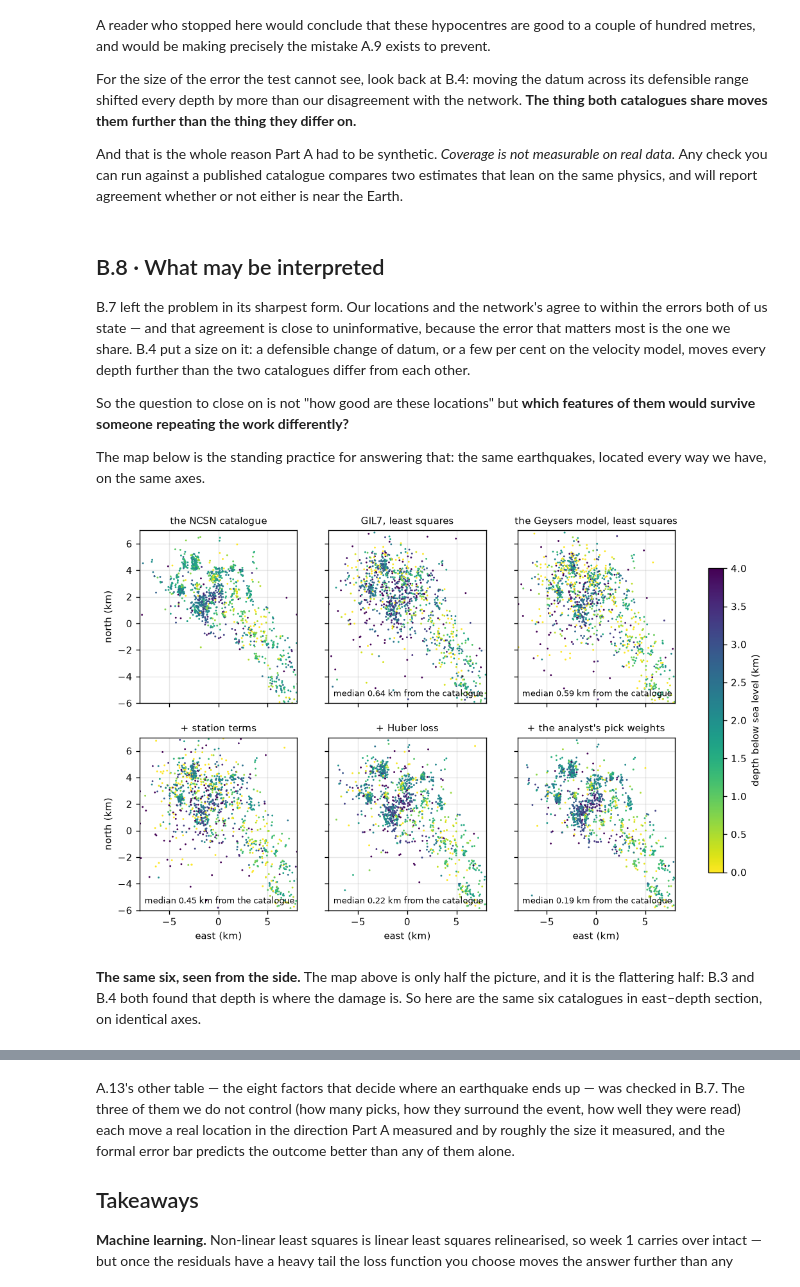
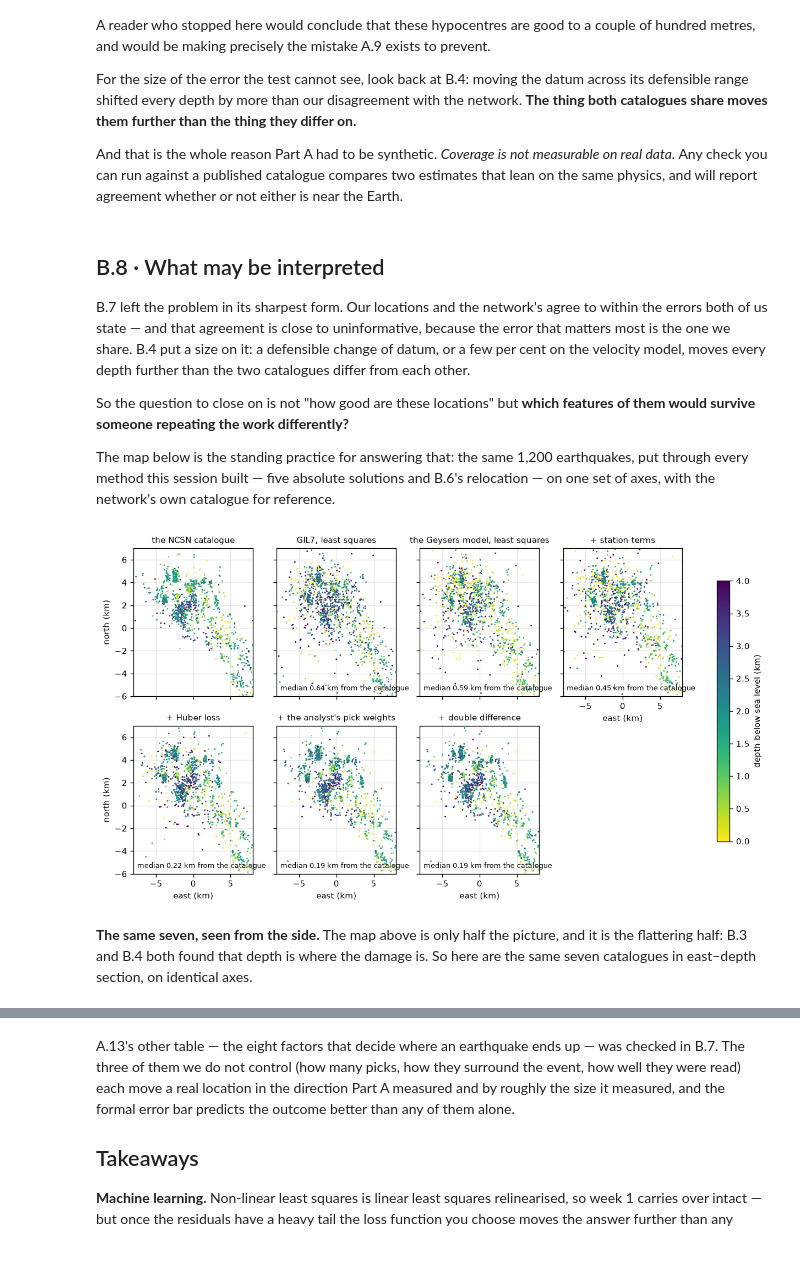
Before and after one commit to AI4EPS/EPS207_Observational_Seismology, a Jupyter notebook: docs/notebooks/02b_location_geysers.ipynb, the cells around one changed output, grey strips where cells are left out. Saved outputs shown, nothing was run; the diff lists cells and outputs as text; code cells hidden in the pictures; blank space fills up the shorter version.

```diff
--- a/docs/notebooks/02b_location_geysers.ipynb
+++ b/docs/notebooks/02b_location_geysers.ipynb
@@ -1158,7 +1163,7 @@ the velocity model to do its best: scale every layer by one common factor, chose
 earthquakes down would ruin the fit and no rescaling would rescue it.
 # %%
 ev79, terms79 = res_by_datum[0.79], terms_by_datum[0.79]
-small = sub[sub.eid.isin(ev79.index[:250])].reset_index(drop=True)
+small = sub_d[sub_d.eid.isin(ev79.index[:250])].reset_index(drop=True)
 dt79 = pd.Series(terms79).reindex(small.sta_key.to_numpy()).fillna(0.0).to_numpy()
 trade = {}
 for scale in np.arange(0.94, 1.0601, 0.03):
@@ -1302,7 +1312,8 @@ for a, ev_, lab in ((ax[1], ev_none, "located with no station terms"),
                     (ax[2], ev_xfer, "relocated with terms from the OTHER half")):
     s2 = a.scatter(ev_.x, ev_.y, c=ev_.z, s=4, cmap="viridis_r", vmin=0, vmax=4, linewidths=0)
     e2 = cat.loc[ev_.index]
-    a.set(xlim=(-8, 8), ylim=(-6, 7), xlabel="east (km)", ylabel="north (km)", title=lab)
+    a.set(xlim=(-8, 8), ylim=(-6, 7), xticks=[-8, -4, 0, 4, 8], yticks=[-4, 0, 4],
+          xlabel="east (km)", ylabel="north (km)", title=lab)
     a.text(0.03, 0.04, f"median {np.median(np.hypot(ev_.x - e2.x, ev_.y - e2.y)):.2f} km "
            f"from the catalogue", transform=a.transAxes, fontsize=7.5)
 fig.colorbar(s2, ax=ax[2], label="depth (km)")
@@ -1548,0 +1607,18 @@ and GrowClust are run on correlation data. Session 6 measures those times.
+# %%
+def nn_sep(M):
+    """How far each earthquake sits from its nearest neighbour -- does the catalogue tighten?"""
+    return 1000 * cKDTree(M[:, :3]).query(M[:, :3], k=2)[0][:, 1]
+
+
+M_ls = dd_runs[(1.0, False)]
+print(f"median distance to the nearest other earthquake:")
+print(f"   as located                      {np.median(nn_sep(M0)):5.0f} m")
+print(f"   after DD, biweight              {np.median(nn_sep(M_dd)):5.0f} m")
+print(f"   after DD, plain least squares   {np.median(nn_sep(M_ls)):5.0f} m")
+moved = 1000 * np.linalg.norm(M_dd[:, :3] - M0[:, :3], axis=1)
+dd_move, dd_tight = np.median(moved), np.median(nn_sep(M_dd)) / np.median(nn_sep(M0))
+print(f"\nthe robust relocation moves the median earthquake {np.median(moved):.0f} m "
+      f"({np.percentile(moved, 90):.0f} m at the 90th percentile),")
+print(f"which is inside the {RESOLUTION:.0f} m the picks can resolve -- so the catalogue tightens")
+print(f"by about {100 * (1 - np.median(nn_sep(M_dd)) / np.median(nn_sep(M0))):.0f} %, and no single "
+      f"earthquake in it has moved by a distance\nwe could defend on its own.")
@@ -1659,10 +1787,7 @@ def locate_with_error(p, tabs, terms, sigma=SIGMA):
                         ).set_index("eid")
 
 
-# The same 1,200 earthquakes the ladder used. They are drawn again here rather than carried over,
-# because B.4 reused the name `sub` for a smaller subset of its own.
-pop = picks[picks.eid.isin(np.random.default_rng(0).choice(cat.index.values, 1200, replace=False))
-            ].reset_index(drop=True)
+pop = sub                                      # the same 1,200 earthquakes as every other section
 ev = locate_with_error(pop, tab_gey, terms_by["+ the analyst's pick weights"])
 e = cat.loc[ev.index]
 ev["dh"] = np.hypot(ev.x - e.x, ev.y - e.y)    # how far we ended up from the network's answer
@@ -1991,37 +2116,49 @@ each other.
 So the question to close on is not "how good are these locations" but **which features of them
 would survive someone repeating the work differently?**
 
-The map below is the standing practice for answering that: the same earthquakes, located every
-way we have, on the same axes.
+The map below is the standing practice for answering that: the same 1,200 earthquakes, put
+through every method this session built — five absolute solutions and B.6's relocation — on one
+set of axes, with the network's own catalogue for reference.
 # %%
 LAB = ["GIL7, least squares", "the Geysers model, least squares", "+ station terms",
        "+ Huber loss", "+ the analyst's pick weights"]
 ids = results[LAB[0]].index
 c = cat.loc[ids]
 panels = [("the NCSN catalogue", c.x.to_numpy(), c.y.to_numpy(), c.depth.to_numpy())]
 for k in LAB:
     ev = results[k].loc[ids]
     panels.append((k, ev.x.to_numpy(), ev.y.to_numpy(), ev.z.to_numpy()))
+dd = ev_dd.loc[ids]                       # B.6's relocation, the same earthquakes again
+panels.append(("+ double difference", dd.x.to_numpy(), dd.y.to_numpy(), dd.z.to_numpy()))
 
-fig, axes = plt.subplots(2, 3, figsize=(11.2, 6.4), sharex=True, sharey=True)
+
+def seven():
+    # Seven panels on a 2 x 4 grid: hide the spare, and give the panel above it its x labels.
+    f, a = plt.subplots(2, 4, figsize=(13.4, 6.4), sharex=True, sharey=True)
+    a[1, 3].set_visible(False)
+    a[0, 3].tick_params(labelbottom=True)
+    return f, a
+
+
+fig, axes = seven()
 for ax, (lab, X, Y, Z) in zip(axes.ravel(), panels):
     s = ax.scatter(X, Y, c=Z, s=3, cmap="viridis_r", vmin=0, vmax=4, linewidths=0)
     ax.set_title(lab, fontsize=9)
     if lab != "the NCSN catalogue":
         d = np.hypot(X - c.x.to_numpy(), Y - c.y.to_numpy())
         ax.text(0.03, 0.04, f"median {np.median(d):.2f} km from the catalogue",
                 transform=ax.transAxes, fontsize=7.5)
-for ax in axes[1]:
+for ax in (*axes[1, :3], axes[0, 3]):
     ax.set_xlabel("east (km)")
 for ax in axes[:, 0]:
     ax.set_ylabel("north (km)")
 axes[0, 0].set(xlim=(-8, 8), ylim=(-6, 7))
 fig.colorbar(s, ax=axes, label="depth below sea level (km)", shrink=0.8)
 plt.show()
 # %% [output]
-[figure, old version]
+[figure, new version]
 # %% [markdown]
-**The same six, seen from the side.** The map above is only half the picture, and it is the
+**The same seven, seen from the side.** The map above is only half the picture, and it is the
 flattering half: B.3 and B.4 both found that depth is where the damage is. So here are the same
-six catalogues in east–depth section, on identical axes.
+seven catalogues in east–depth section, on identical axes.
 # %%
```
Also changed, not shown: parts of 36 cells of this notebook.
